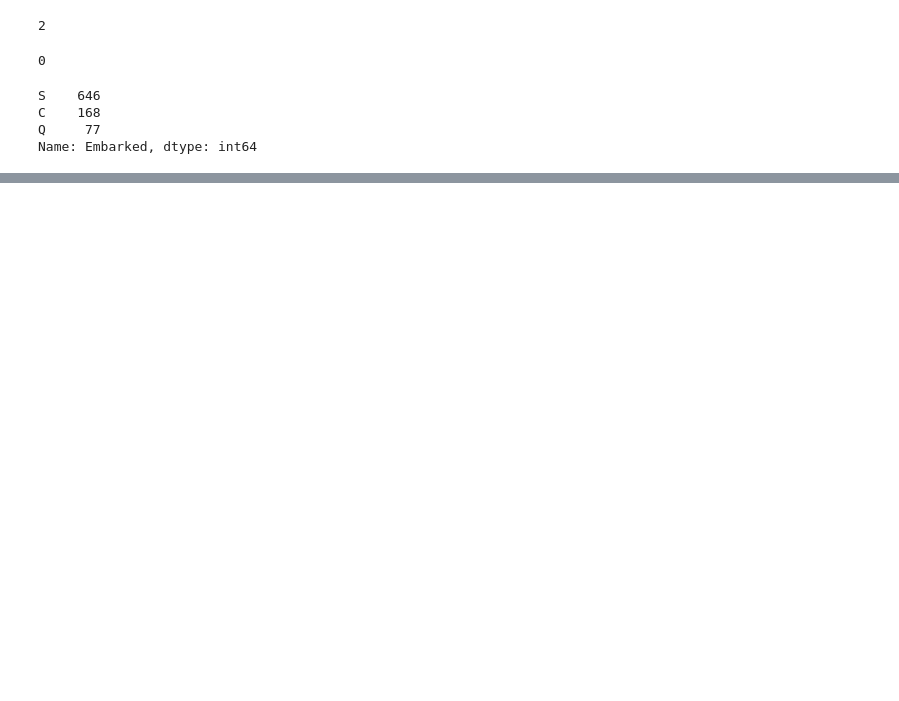
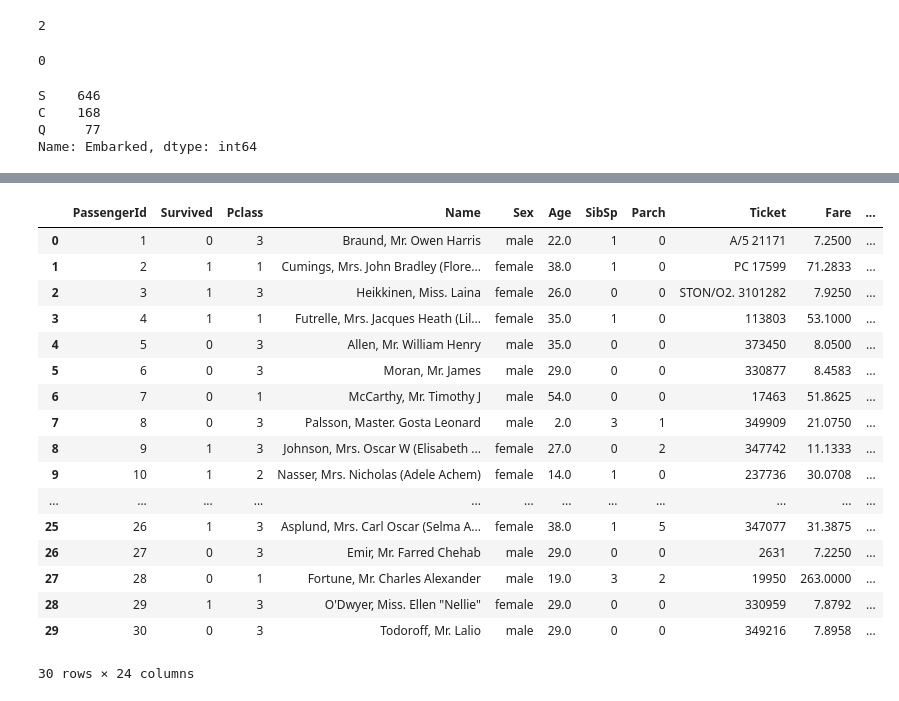
Before and after one commit to kmendesDev/project_titanic, a Jupyter notebook: data_cleaning_titanic.ipynb, the cells around one changed output, grey strips where cells are left out. Drawn from its saved outputs; the diff is of its cells as text; code cells hidden in the pictures; blank space fills up the shorter version.

```diff
--- a/data_cleaning_titanic.ipynb
+++ b/data_cleaning_titanic.ipynb
@@ -353,0 +1065,7 @@ Name: Embarked, dtype: int64
+# %%
+# Codificando a coluna Embarked:
+one_hot_code = pd.get_dummies(training_data['Embarked'], prefix='Embarked')
+
+training_data = pd.concat([training_data, one_hot_code],axis=1)
+
+training_data.head()
@@ -353,0 +1196,9 @@ Name: Embarked, dtype: int64
+# %%
+# Concatenando a coluna "Ticket_value_encoded" com a coluna "Ticket_number" em "Ticket_final"
+training_data['Ticket_final'] = training_data['Ticket_value_encoded'].astype(str) + training_data['Ticket_number'].astype(str)
+
+# Transformando a coluna "Ticket_final" em valores numéricos
+training_data['Ticket_final'] = pd.to_numeric(training_data['Ticket_final'])
+
+# Exibindo as primeiras linhas do DataFrame com a coluna numérica "Ticket_final"
+training_data.head(3)
@@ -353,0 +1230,63 @@ Name: Embarked, dtype: int64
+# %%
+# Dicionário de mapeamento de letras para números
+letter_to_number = {'A': 1, 'B': 2, 'C': 3, 'D': 4, 'E': 5, 'F': 6, 'G': 7, 'T': 8}
+
+# Criando uma nova coluna "Cabin_encoded" usando o dicionário de mapeamento
+# Função para mapear letras para números
+def map_letters_to_numbers(cabin):
+    if isinstance(cabin, str):
+        new_cabin = ''
+        for letter in cabin:
+            if letter in letter_to_number:
+                new_cabin += str(letter_to_number[letter])
+        return int(new_cabin) if new_cabin else None
+    else:
+        return None
+
+# Aplicando a função à coluna "Cabin"
+training_data['Cabin_encoded'] = training_data['Cabin'].apply(map_letters_to_numbers).astype('Int64')
+
+# Obtendo a parte numérica da coluna "Cabin" de 0 a 9
+training_data['Cabin_number'] = training_data['Cabin'].str.extractall('(\d+)').groupby(level=0).apply(lambda x: ''.join(x[0]))
+
+# Combinando "Cabin_encoded" e "Cabin_number" em uma nova coluna "Cabin_combined"
+training_data['Cabin_combined'] = training_data['Cabin_encoded'].astype(str) + training_data['Cabin_number'].fillna('')
+
+# Transformando a coluna "Cabin_number" em valores numéricos
+training_data['Cabin_number'] = pd.to_numeric(training_data['Cabin_number']).astype('Int64')
+
+# Removendo o ponto '.' da coluna "Cabin_combined"
+training_data['Cabin_combined'] = training_data['Cabin_combined'].str.replace('.', '', regex=False)
+
+# Substituindo "nan" por 0 na coluna "Cabin_combined"
+training_data['Cabin_combined'] = training_data['Cabin_combined'].replace('nan', '0')
+
+# Transformando a coluna "Cabin_combined" em valores numéricos
+training_data['Cabin_combined'] = pd.to_numeric(training_data['Cabin_combined'], errors='coerce').astype('Int64')
+
+# Substituindo os valores ausentes nas colunas relacionas a Cabine por 0
+training_data['Cabin_combined'].fillna(0, inplace=True)
+training_data['Cabin_encoded'].fillna(0,inplace=True)
+training_data['Cabin_number'].fillna(0,inplace=True)
+
+# Exibindo as primeiras linhas do DataFrame com a coluna "Cabin_encoded"
+training_data.head(30)
+# %% [output]
+|  | PassengerId | Survived | Pclass | Name | Sex | Age | SibSp | Parch | Ticket | Fare | ... |
+| 0 | 1 | 0 | 3 | Braund, Mr. Owen Harris | male | 22.0 | 1 | 0 | A/5 21171 | 7.2500 | ... |
+| 1 | 2 | 1 | 1 | Cumings, Mrs. John Bradley (Flore... | female | 38.0 | 1 | 0 | PC 17599 | 71.2833 | ... |
+| 2 | 3 | 1 | 3 | Heikkinen, Miss. Laina | female | 26.0 | 0 | 0 | STON/O2. 3101282 | 7.9250 | ... |
+| 3 | 4 | 1 | 1 | Futrelle, Mrs. Jacques Heath (Lil... | female | 35.0 | 1 | 0 | 113803 | 53.1000 | ... |
+| 4 | 5 | 0 | 3 | Allen, Mr. William Henry | male | 35.0 | 0 | 0 | 373450 | 8.0500 | ... |
+| 5 | 6 | 0 | 3 | Moran, Mr. James | male | 29.0 | 0 | 0 | 330877 | 8.4583 | ... |
+| 6 | 7 | 0 | 1 | McCarthy, Mr. Timothy J | male | 54.0 | 0 | 0 | 17463 | 51.8625 | ... |
+| 7 | 8 | 0 | 3 | Palsson, Master. Gosta Leonard | male | 2.0 | 3 | 1 | 349909 | 21.0750 | ... |
+| 8 | 9 | 1 | 3 | Johnson, Mrs. Oscar W (Elisabeth ... | female | 27.0 | 0 | 2 | 347742 | 11.1333 | ... |
+| 9 | 10 | 1 | 2 | Nasser, Mrs. Nicholas (Adele Achem) | female | 14.0 | 1 | 0 | 237736 | 30.0708 | ... |
+| ... | ... | ... | ... | ... | ... | ... | ... | ... | ... | ... | ... |
+| 25 | 26 | 1 | 3 | Asplund, Mrs. Carl Oscar (Selma A... | female | 38.0 | 1 | 5 | 347077 | 31.3875 | ... |
+| 26 | 27 | 0 | 3 | Emir, Mr. Farred Chehab | male | 29.0 | 0 | 0 | 2631 | 7.2250 | ... |
+| 27 | 28 | 0 | 1 | Fortune, Mr. Charles Alexander | male | 19.0 | 3 | 2 | 19950 | 263.0000 | ... |
+| 28 | 29 | 1 | 3 | O'Dwyer, Miss. Ellen "Nellie" | female | 29.0 | 0 | 0 | 330959 | 7.8792 | ... |
+| 29 | 30 | 0 | 3 | Todoroff, Mr. Lalio | male | 29.0 | 0 | 0 | 349216 | 7.8958 | ... |
+30 rows × 24 columns
```
Also changed, not shown: parts of 149 cells of this notebook.
